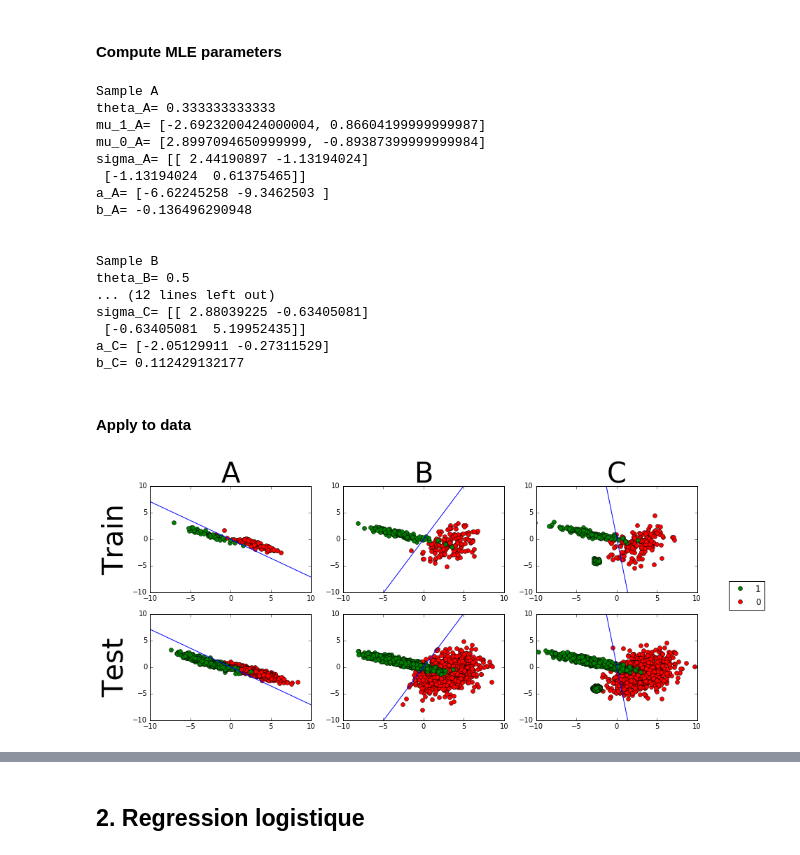
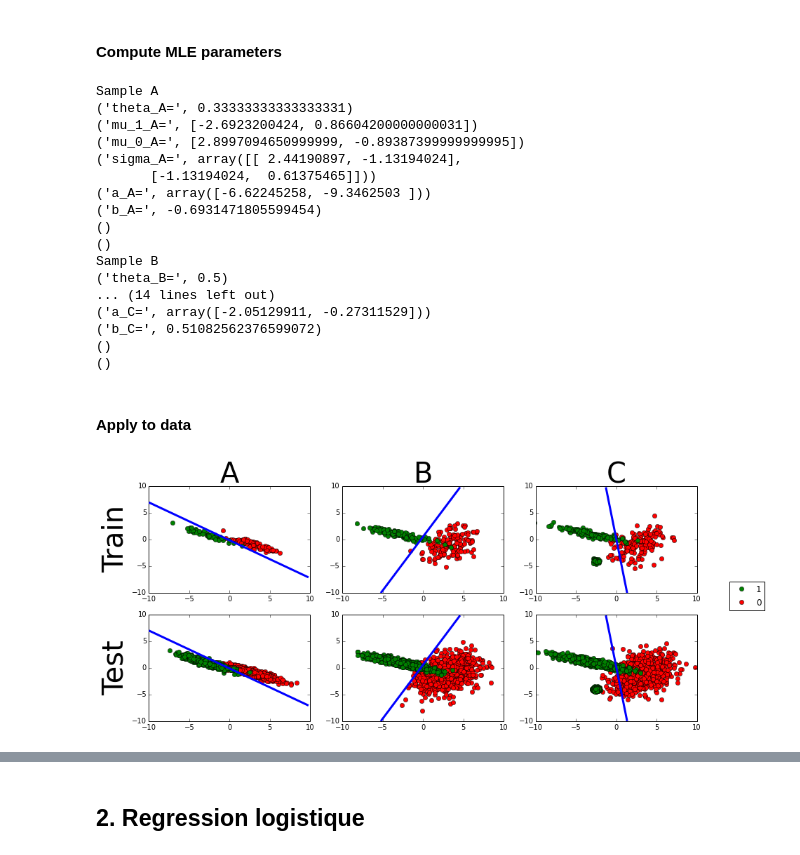
Before and after one commit to MSutt/PGM-HMW1, a Jupyter notebook: PGM-HMW1.ipynb, the cells around one changed output, grey strips where cells are left out. Drawn from its saved outputs; the diff is of its cells as text; code cells hidden in the pictures.

```diff
--- a/PGM-HMW1.ipynb
+++ b/PGM-HMW1.ipynb
@@ -17,21 +16,6 @@ def to_line(x):
     if len(x.shape)==1:
         x=x.reshape(1,x.shape[0])
     return x
-
-def plot_data(data,labels=None):
-    """
-    Affiche des donnees 2D
-    :param data: matrice des donnees 2d
-    :param labels: vecteur des labels (discrets)
-    :return:
-    """
-    cols,marks = ["red", "green", "blue", "orange", "black", "cyan"],[".","+","*","o","x","^"]
-    if labels is None:
-        plt.scatter(data[:,0],data[:,1],marker="x")
-        return
-    for i,l in enumerate(sorted(list(set(labels.flatten())))):
-        plt.scatter(data[np.squeeze(labels==l),0],data[np.squeeze(labels==l),1],c=cols[i],marker=marks[i])
-
 
 def make_grid(data=None,xmin=-10,xmax=10,ymin=-10,ymax=10,step=100):
     """ Cree une grille sous forme de matrice 2d de la liste des points
@@ -50,7 +34,7 @@ def make_grid(data=None,xmin=-10,xmax=10,ymin=-10,ymax=10,step=100):
     return grid, x, y
 
 
-def plot_frontiere(data,f,axe,step=100):
+def plot_func_equal_level(f,level,axe,data=None,step=100):
     """ Trace un graphe de la frontiere de decision de f
     :param data: donnees
     :param f: fonction de decision
@@ -58,6 +42,11 @@ def plot_frontiere(data,f,axe,step=100):
     :return:
     """
     grid,x,y=make_grid(data=data,step=step)
-    axe.contour(x,y,f(grid).reshape(x.shape),colors=('blue'),levels=[0])
+    axe.contour(x,y,f(grid).reshape(x.shape),colors=('blue'),levels=[level],zorder=3,linewidths=3)
+
+def error(predicted,real_values):
+    number_of_missclassified = np.sum(np.abs(predicted-real_values))
+    percentage_error = round(number_of_missclassified/float(real_values.shape[0])*100,2)
+    return number_of_missclassified,percentage_error
 # %% [markdown]
 ## Chargement des données
@@ -75,7 +53,8 @@ X_A_train.shape
 # %%
-# Load tous les X_A_train,Y_A_train,X_B_train,Y_B_train ...
+# Load tous les A_train, X_A_train,Y_A_train,B_train,X_B_train,Y_B_train ...
 for cas in ["A","B","C"]:
     for type_set in ["train","test"]:
+        exec(cas+"_"+type_set+"= np.loadtxt('classification_data_HWK1/classification"+cas+"."+type_set+"')")
         exec("X_"+cas+"_"+type_set+"="+cas+"_"+type_set+"[:,0:2]")
         exec("Y_"+cas+"_"+type_set+"=to_col("+cas+"_"+type_set+"[:,2])")
 # %% [markdown]
@@ -136,56 +106,58 @@ for cas in ["A","B","C"]:
     print()
 # %% [output]
 Sample A
-theta_A= 0.333333333333
-mu_1_A= [-2.6923200424000004, 0.86604199999999987]
-mu_0_A= [2.8997094650999999, -0.89387399999999984]
-sigma_A= [[ 2.44190897 -1.13194024]
- [-1.13194024  0.61375465]]
-a_A= [-6.62245258 -9.3462503 ]
-b_A= -0.136496290948
-
-
+('theta_A=', 0.33333333333333331)
+('mu_1_A=', [-2.6923200424, 0.86604200000000031])
+('mu_0_A=', [2.8997094650999999, -0.89387399999999995])
+('sigma_A=', array([[ 2.44190897, -1.13194024],
+       [-1.13194024,  0.61375465]]))
+('a_A=', array([-6.62245258, -9.3462503 ]))
+('b_A=', -0.6931471805599454)
+()
+()
 Sample B
-theta_B= 0.5
-... (12 lines left out)
-sigma_C= [[ 2.88039225 -0.63405081]
- [-0.63405081  5.19952435]]
-a_C= [-2.05129911 -0.27311529]
-b_C= 0.112429132177
+('theta_B=', 0.5)
+... (14 lines left out)
+('a_C=', array([-2.05129911, -0.27311529]))
+('b_C=', 0.51082562376599072)
+()
+()
 # %% [markdown]
 #### Apply to data
 # %%
 plt.rcParams['figure.figsize'] = (14, 6)
 fig, axes = plt.subplots(2, 3)
 axes[0][0].set_title("A",fontsize="40")
 axes[0][1].set_title("B",fontsize="40")
 axes[0][2].set_title("C",fontsize="40")
 axes[0][0].set_ylabel("Train",fontsize="40")
 axes[1][0].set_ylabel("Test",fontsize="40")
 
 Cases = ["A","B","C"]
 Sets = ["train","test"]
 for cas in Cases :
+    # parametre de la ligne de decision
+    a = eval("a_"+cas)
+    b = eval("b_"+cas)
+    line = lambda x :np.dot(a,x)+b
+    line_for_vect = lambda X :np.array([line(x) for x in X])
+    # Affichage des données
     for s in Sets:
-        # Affichage des données
+        # Affichage des points
         axes[Sets.index(s)][Cases.index(cas)].set_xlim(-10,10)
         axes[Sets.index(s)][Cases.index(cas)].set_ylim(-10,10)
         exec("X_"+cas+"_0 = X_"+cas+"_"+s+"[np.squeeze(Y_"+cas+"_"+s+"==0)]")
         exec("X_"+cas+"_1 = X_"+cas+"_"+s+"[np.squeeze(Y_"+cas+"_"+s+"==1)]")
         exec("red, = axes[Sets.index(s)][Cases.index(cas)].plot(X_"+cas+"_0[:,0],X_"+cas+"_0[:,1],'ro')")
         exec("green, = axes[Sets.index(s)][Cases.index(cas)].plot(X_"+cas+"_1[:,0],X_"+cas+"_1[:,1],'go')")
 
-    # Affichage de la ligne de p(Y=1|X)
-    a = eval("a_"+cas)
-    b = eval("b_"+cas)
-    x1 = np.linspace(-10,10)
-    x2= (-a[0]*x1-b)/a[1]
-    axes[0][Cases.index(cas)].plot(x1,x2,'b')
-    axes[1][Cases.index(cas)].plot(x1,x2,'b')
+        # Affichage de la ligne de p(Y=1|X) = 0.5
+        plot_func_equal_level(line_for_vect,0.5,axes[Sets.index(s)][Cases.index(cas)])
+
 fig.legend((green,red),('1', '0'),'center right',numpoints = 1)
 plt.show()
 # %% [output]
-[figure, old version]
+[figure, new version]
 # %%
 #calcul de l'erreur
 Cases = ["A","B","C"]
```
Also changed, not shown: parts of 12 cells of this notebook.
